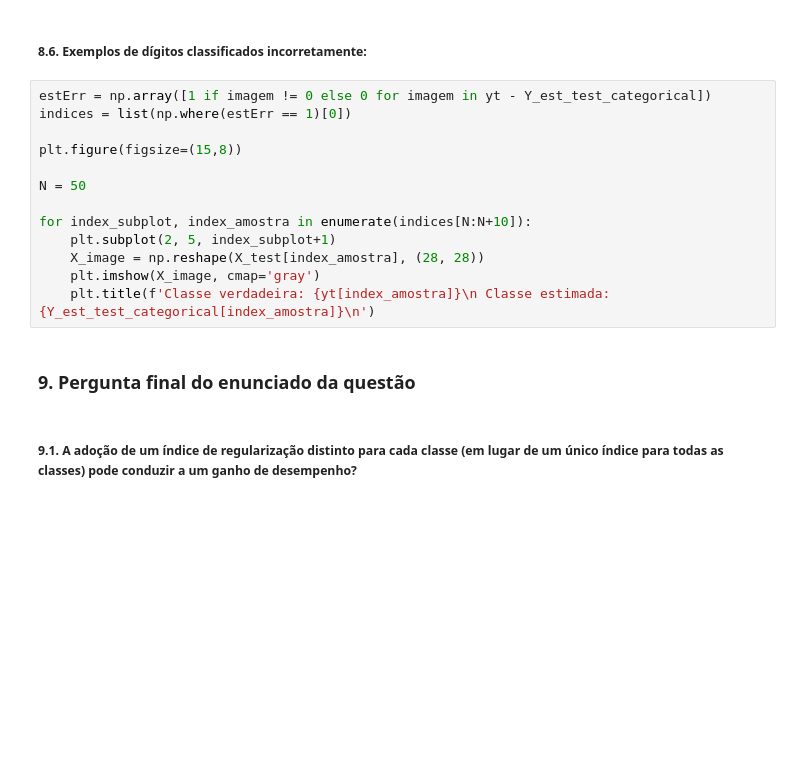
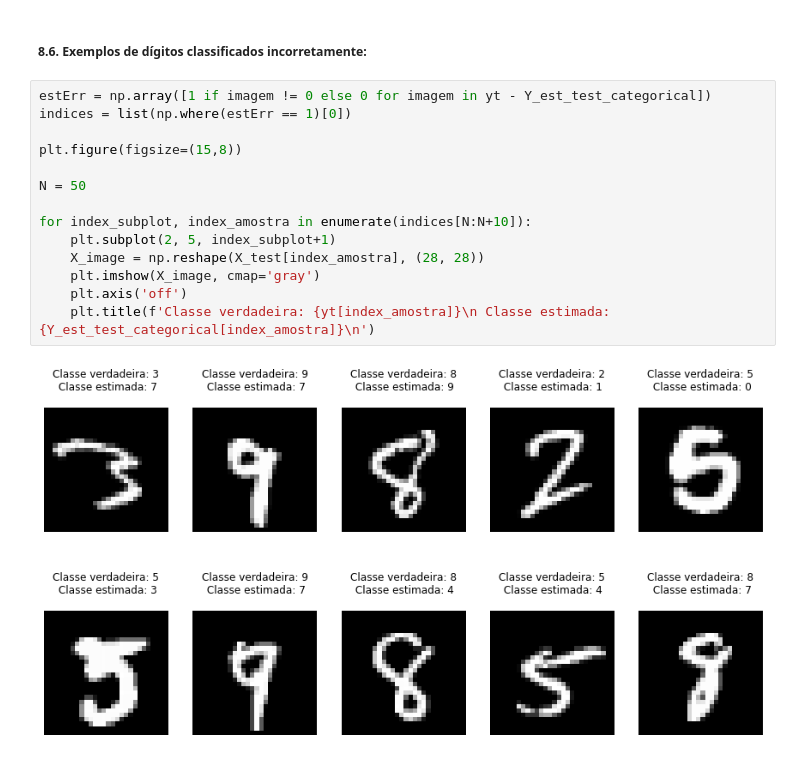
Before and after one commit to guilherme-rosa/IA353_RedesNeurais, a Jupyter notebook: EFC1/EFC1 - Q1 .ipynb, the cells around one changed output. Drawn from its saved outputs; the diff is of its cells as text; blank space fills up the shorter version.

Commit message:
EFC1 - Q1 finalizado.

```diff
--- a/EFC1/EFC1 - Q1 .ipynb
+++ b/EFC1/EFC1 - Q1 .ipynb
@@ -380,17 +472,16 @@ for index, (w_vec, label) in enumerate(zip(classifiers_parameters, classifiers_l
 # %%
 estErr = np.array([1 if imagem != 0 else 0 for imagem in yt - Y_est_test_categorical])
 indices = list(np.where(estErr == 1)[0])
 
 plt.figure(figsize=(15,8))
 
 N = 50
 
 for index_subplot, index_amostra in enumerate(indices[N:N+10]):
     plt.subplot(2, 5, index_subplot+1)
     X_image = np.reshape(X_test[index_amostra], (28, 28))
     plt.imshow(X_image, cmap='gray')
+    plt.axis('off')
     plt.title(f'Classe verdadeira: {yt[index_amostra]}\n Classe estimada: {Y_est_test_categorical[index_amostra]}\n')
+# %% [output]
+[figure, added]
-# %% [markdown]
-### **9. Pergunta final do enunciado da questão**
-# %% [markdown]
-##### **9.1. A adoção de um índice de regularização distinto para cada classe (em lugar de um único índice para todas as classes) pode conduzir a um ganho de desempenho?**
```
Also changed, not shown: parts of 32 cells of this notebook.
